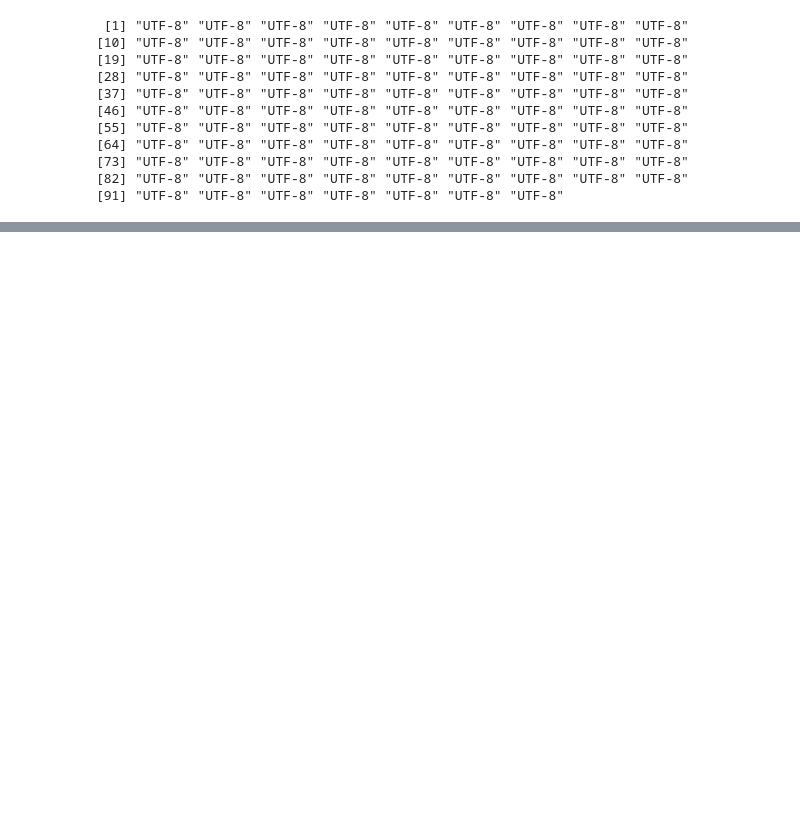
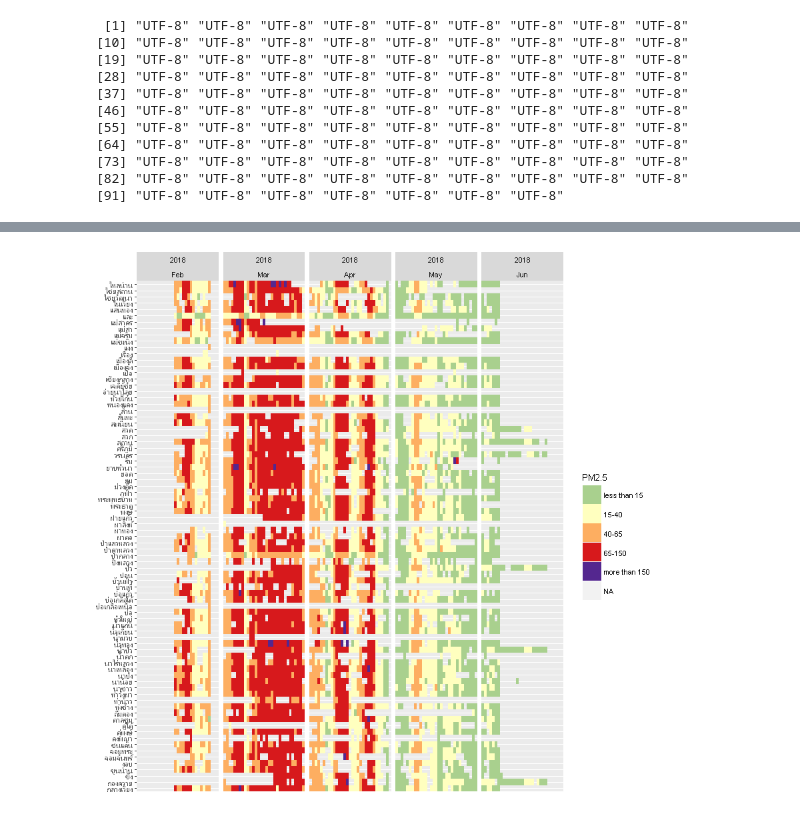
Before and after one commit to Maplub/Jupyter, a Jupyter notebook: Air Quality Explore 2018.ipynb, the cells around one changed output, grey strips where cells are left out. Cells and saved outputs as stored; diff of their text form; code cells hidden in the pictures; blank space fills up the shorter version.

```diff
--- a/Air Quality Explore 2018.ipynb
+++ b/Air Quality Explore 2018.ipynb
@@ -132,0 +107,7 @@ ggplot(airqdaily, aes(monthweek,dowf)) + geom_tile(aes(fill = pm10),colour = "wh
+# %%
+airq<-sqldf("select a.*,s.tambol,s.amphoe from airq a, sensorlist s where a.id=s.sensorid")
+# %%
+maxpm25<-max(airq$pm10)
+maxpm10<-max(airq$pm10)
+airq$pm25cat<-cut(airq$pm25,c(0, 15, 40, 65, 150,maxpm25))
+airq$pm10cat<-cut(airq$pm10,c(0,50,100,200,300,maxpm10))
@@ -132,0 +134,7 @@ ggplot(airqdaily, aes(monthweek,dowf)) + geom_tile(aes(fill = pm10),colour = "wh
+# %%
+p<-ggplot(airq, aes(d,tambol)) +geom_tile(aes(fill = pm25cat))+facet_grid(.~ y+monthf)+ scale_fill_manual(guide = guide_legend(title = "PM2.5"),values=c("#A9D08E","#ffffbf","#fdae61","#d7191c","#54278f"),labels = c("less than 15","15-40","40-65","65-150","more than 150"))
+base_size<-8
+p +theme_grey(base_size = base_size) + labs(x = "",y = "") + scale_x_discrete(expand = c(0, 0)) +
+scale_y_discrete(expand = c(0, 0))
+# %% [output]
+[figure, added]
```
Also changed, not shown: parts of 11 cells of this notebook.
